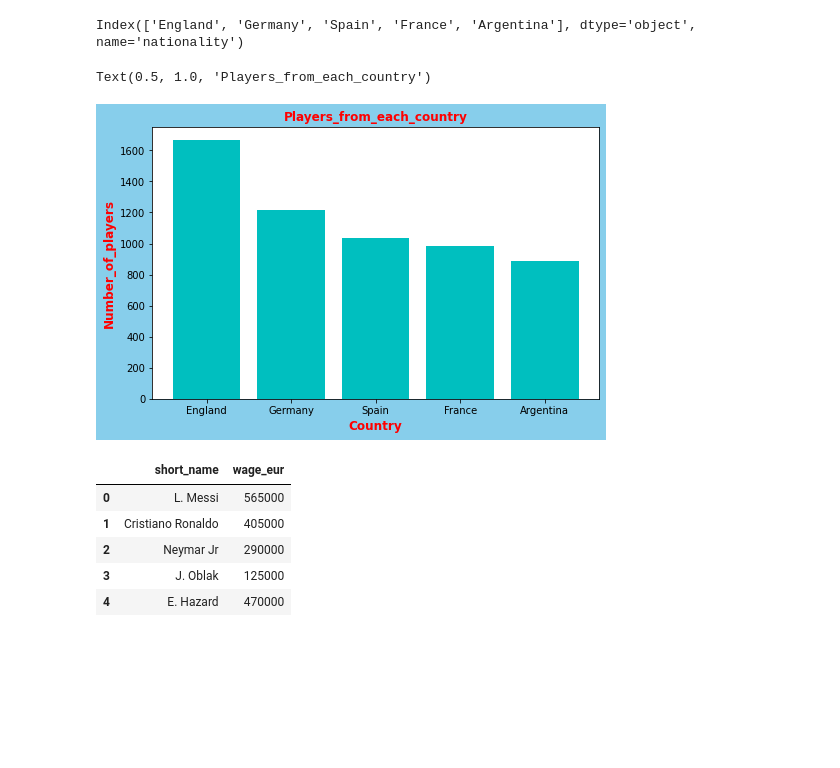
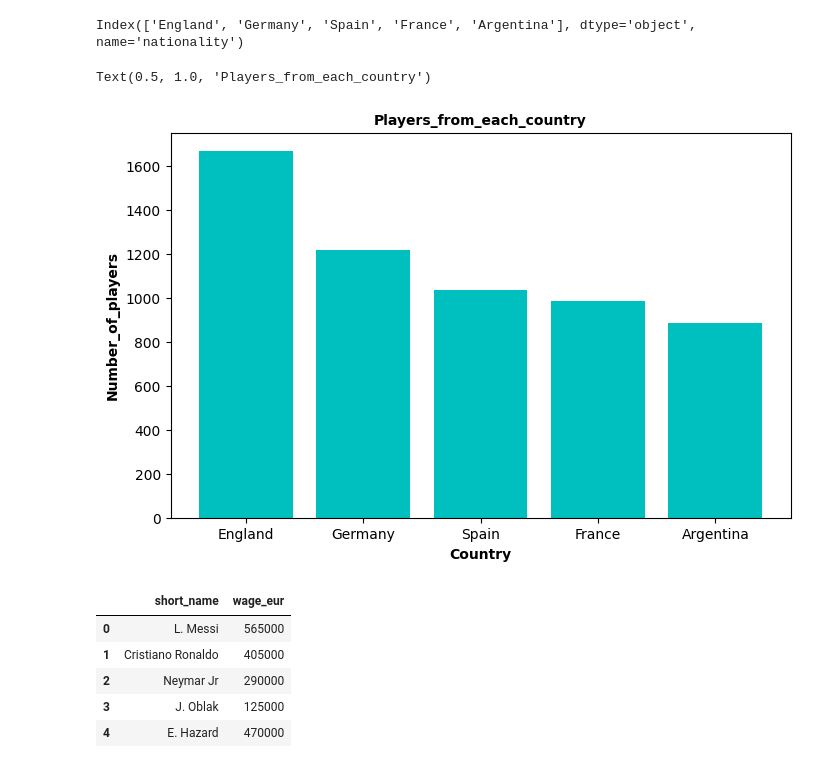
Before and after one commit to yogesh3i/Data_Science_Machine_Learning, a Jupyter notebook: Python_mini_project/FIFA_worldcup_analysis.ipynb, the cells around one changed output. Cells and saved outputs as stored; diff of their text form; code cells hidden in the pictures; blank space fills up the shorter version.

```diff
--- a/Python_mini_project/FIFA_worldcup_analysis.ipynb
+++ b/Python_mini_project/FIFA_worldcup_analysis.ipynb
@@ -93,14 +93,14 @@ Index(['England', 'Germany', 'Spain', 'France', 'Argentina'], dtype='object', na
 # %%
 # plotting bar graph for nationality
 fig=plt.figure(figsize=(8,5))
-fig.set_facecolor('skyblue')
+fig.set_facecolor('white')
 plt.bar(list(fifa['nationality'].value_counts()[0:5].keys()),list(fifa['nationality'].value_counts()[0:5]),color='c')
-plt.xlabel('Country', color='r',fontsize=12,fontweight='bold')
-plt.ylabel('Number_of_players', color='r',fontsize=12,fontweight='bold')
-plt.title('Players_from_each_country',color='r',fontsize=12,fontweight='bold')
+plt.xlabel('Country', color='black',fontsize=10,fontweight='bold')
+plt.ylabel('Number_of_players', color='black',fontsize=10,fontweight='bold')
+plt.title('Players_from_each_country',color='black',fontsize=10,fontweight='bold')
 # %% [output]
 Text(0.5, 1.0, 'Players_from_each_country')
-[figure, old version]
+[figure, new version]
 # %%
 # Extracting salary of players
 
```
Also changed, not shown: parts of 3 cells of this notebook, 10 other files.
